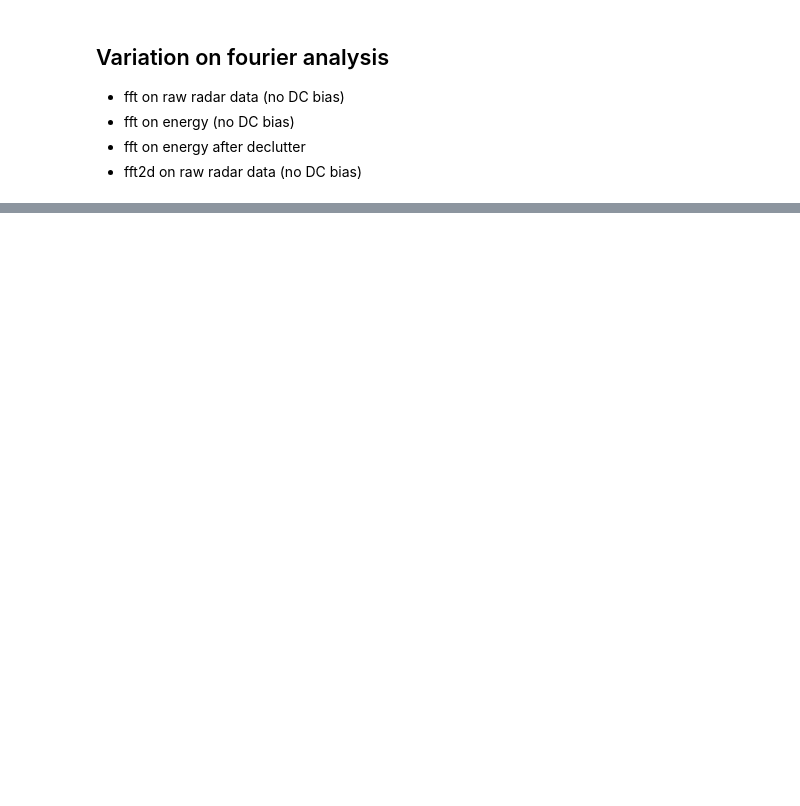
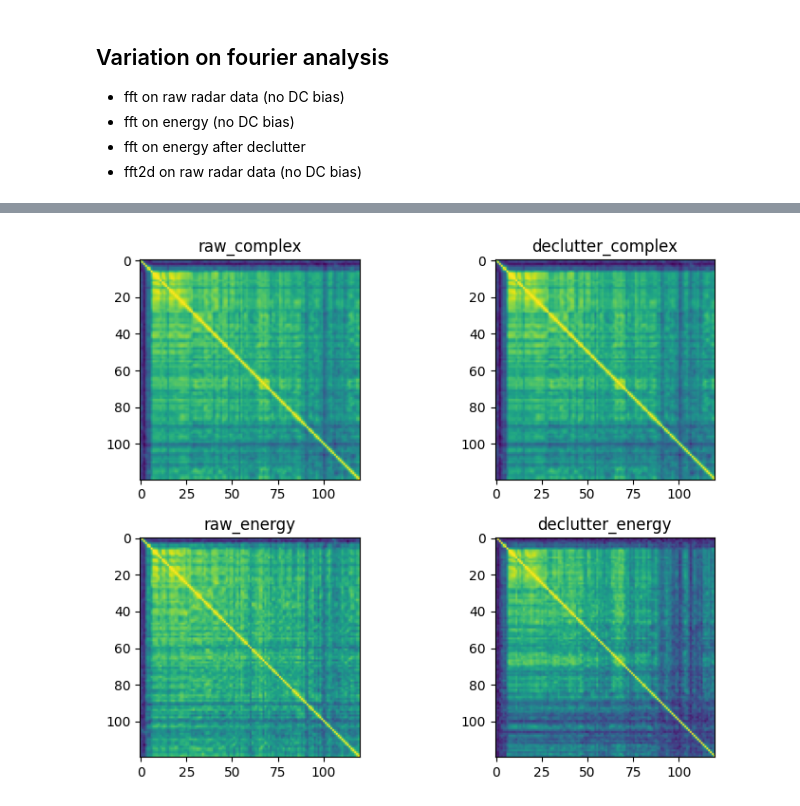
Before and after one commit to FattiMei/smart-trainer, a Jupyter notebook: analysis/fourier.ipynb, the cells around one changed output, grey strips where cells are left out. Saved outputs shown, nothing was run; the diff lists cells and outputs as text; code cells hidden in the pictures; blank space fills up the shorter version.

```diff
--- a/analysis/fourier.ipynb
+++ b/analysis/fourier.ipynb
@@ -84,3 +36,0 @@ Mostriamo due tecniche per selezionare solo un bin da cui estrarre lo spettro. R
-# %%
-name = 'MillenIAls_M_rpm-ladder_40rpm_20250526-173138_sr250_rx0.npy'
-raw = load_experiment(rpm_base_folder_path, name)
@@ -180,0 +83,16 @@ Questo lo spiego con il fatto che ciò che abbandona un bin entra nell'altro, qu
+# %%
+fig, ax = plt.subplots(2,2, figsize=(8,6))
+
+ax[0,0].set_title('raw_complex')
+ax[0,0].imshow(np.corrcoef(p_raw_complex, rowvar=False))
+ax[1,0].set_title('raw_energy')
+ax[1,0].imshow(np.corrcoef(p_raw_energy, rowvar=False))
+ax[0,1].set_title('declutter_complex')
+ax[0,1].imshow(np.corrcoef(p_declutter_complex, rowvar=False))
+ax[1,1].set_title('declutter_energy')
+ax[1,1].imshow(np.corrcoef(p_declutter_energy, rowvar=False))
+
+plt.tight_layout()
+plt.show()
+# %% [output]
+[figure, added]
```
Also changed, not shown: parts of 26 cells of this notebook.
